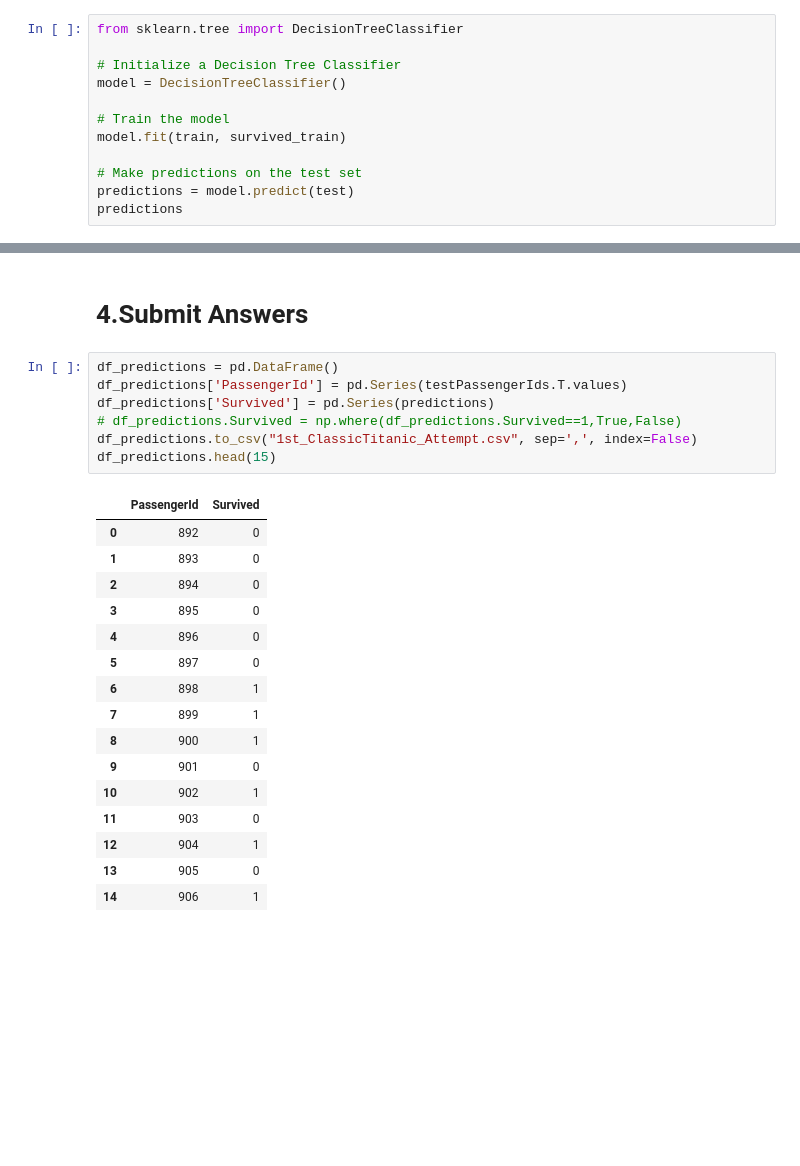
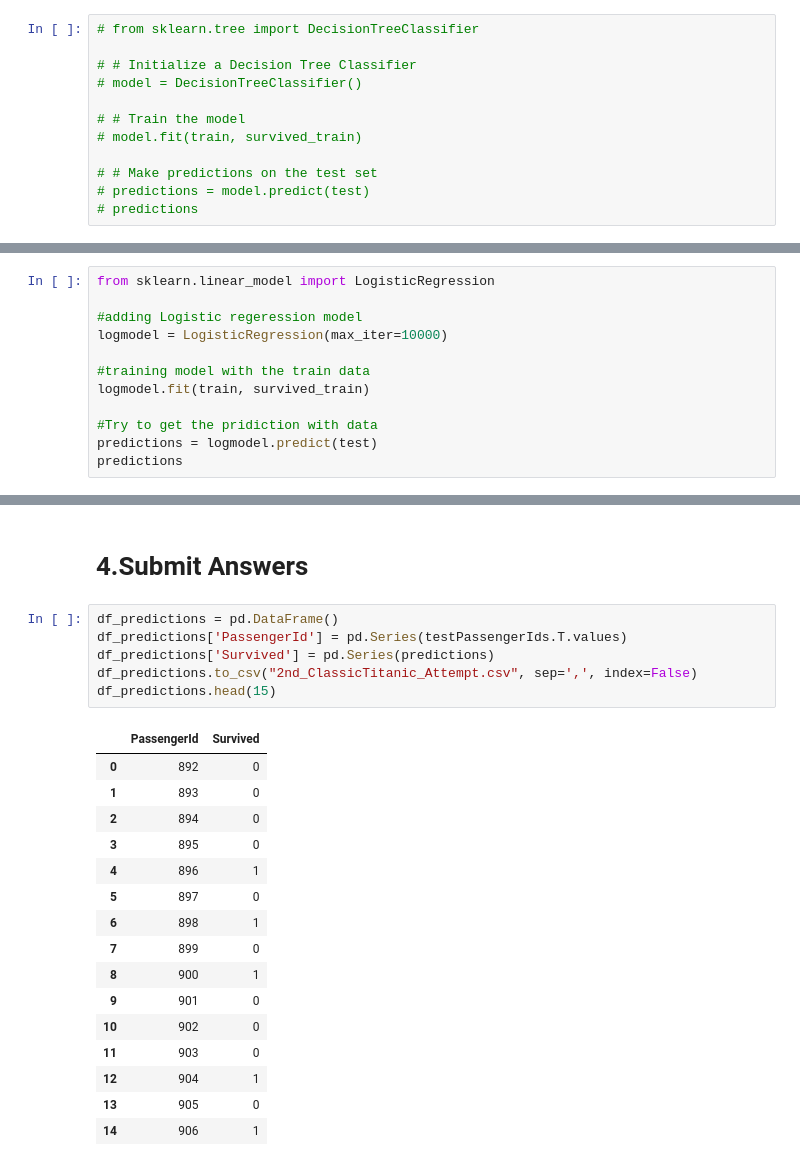
Before and after one commit to Sadeqsoli/ClassicTitanic, a Jupyter notebook: classic-titanic.ipynb, the cells around one changed output, grey strips where cells are left out. Cells and saved outputs as stored; diff of their text form; blank space fills up the shorter version.

Commit message:
Kaggle Notebook | Classic_Titanic | Version 5 | Using Logistic Regression

```diff
--- a/classic-titanic.ipynb
+++ b/classic-titanic.ipynb
@@ -370,12 +370,12 @@ sns.heatmap(numeric_columns.corr(),linewidths=0.1,vmax=1.0,
 # %%
-from sklearn.tree import DecisionTreeClassifier
+# from sklearn.tree import DecisionTreeClassifier
 
-# Initialize a Decision Tree Classifier
-model = DecisionTreeClassifier()
+# # Initialize a Decision Tree Classifier
+# model = DecisionTreeClassifier()
 
-# Train the model
-model.fit(train, survived_train)
+# # Train the model
+# model.fit(train, survived_train)
 
-# Make predictions on the test set
-predictions = model.predict(test)
-predictions
+# # Make predictions on the test set
+# predictions = model.predict(test)
+# predictions
@@ -401,0 +384,12 @@ array([0, 0, 0, 0, 0, 0, 1, 1, 1, 0, 1, 0, 1, 0, 1, 1, 0, 0, 0, 1, 0, 1,
+# %%
+from sklearn.linear_model import LogisticRegression
+
+#adding Logistic regeression model
+logmodel = LogisticRegression(max_iter=10000)
+
+#training model with the train data
+logmodel.fit(train, survived_train)
+
+#Try to get the pridiction with data
+predictions = logmodel.predict(test)
+predictions
@@ -404,23 +418,22 @@ array([0, 0, 0, 0, 0, 0, 1, 1, 1, 0, 1, 0, 1, 0, 1, 1, 0, 0, 0, 1, 0, 1,
 # %%
 df_predictions = pd.DataFrame()
 df_predictions['PassengerId'] = pd.Series(testPassengerIds.T.values)
 df_predictions['Survived'] = pd.Series(predictions)
-# df_predictions.Survived = np.where(df_predictions.Survived==1,True,False)
-df_predictions.to_csv("1st_ClassicTitanic_Attempt.csv", sep=',', index=False)
+df_predictions.to_csv("2nd_ClassicTitanic_Attempt.csv", sep=',', index=False)
 df_predictions.head(15)
 # %% [output]
 |  | PassengerId | Survived |
 | 0 | 892 | 0 |
 | 1 | 893 | 0 |
 | 2 | 894 | 0 |
 | 3 | 895 | 0 |
-| 4 | 896 | 0 |
+| 4 | 896 | 1 |
 | 5 | 897 | 0 |
 | 6 | 898 | 1 |
-| 7 | 899 | 1 |
+| 7 | 899 | 0 |
 | 8 | 900 | 1 |
 | 9 | 901 | 0 |
-| 10 | 902 | 1 |
+| 10 | 902 | 0 |
 | 11 | 903 | 0 |
 | 12 | 904 | 1 |
 | 13 | 905 | 0 |
```
Also changed, not shown: parts of 4 cells of this notebook.
